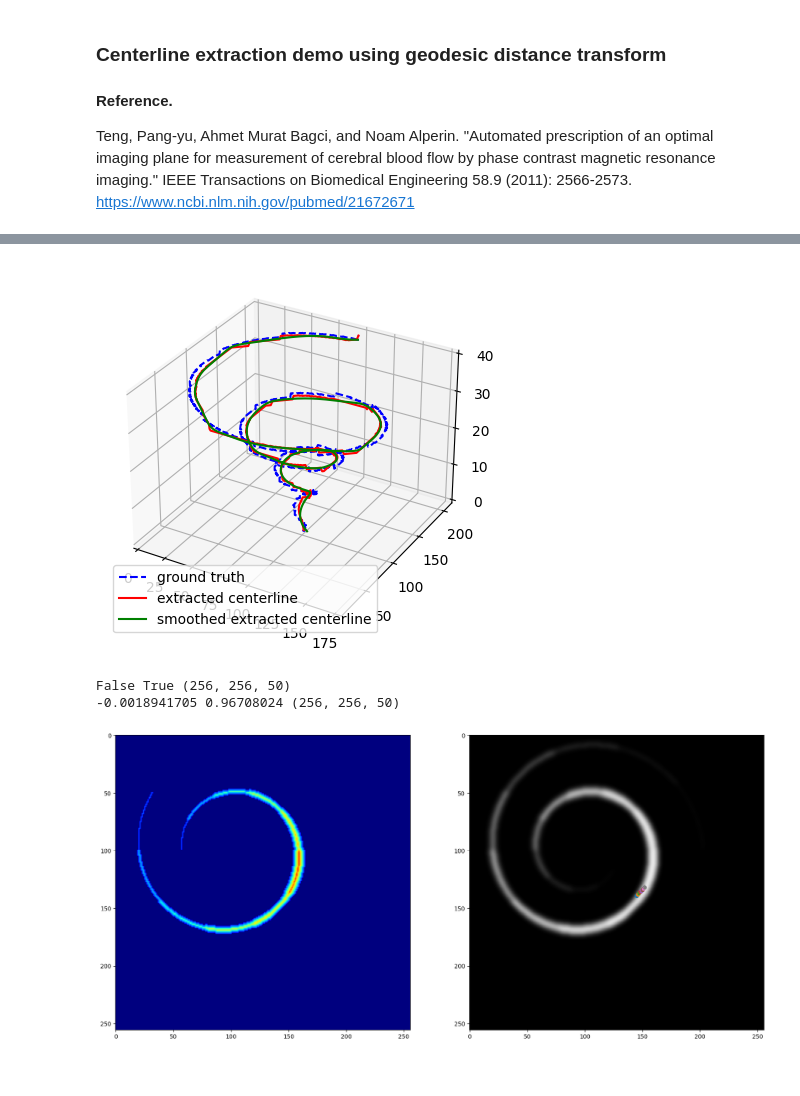
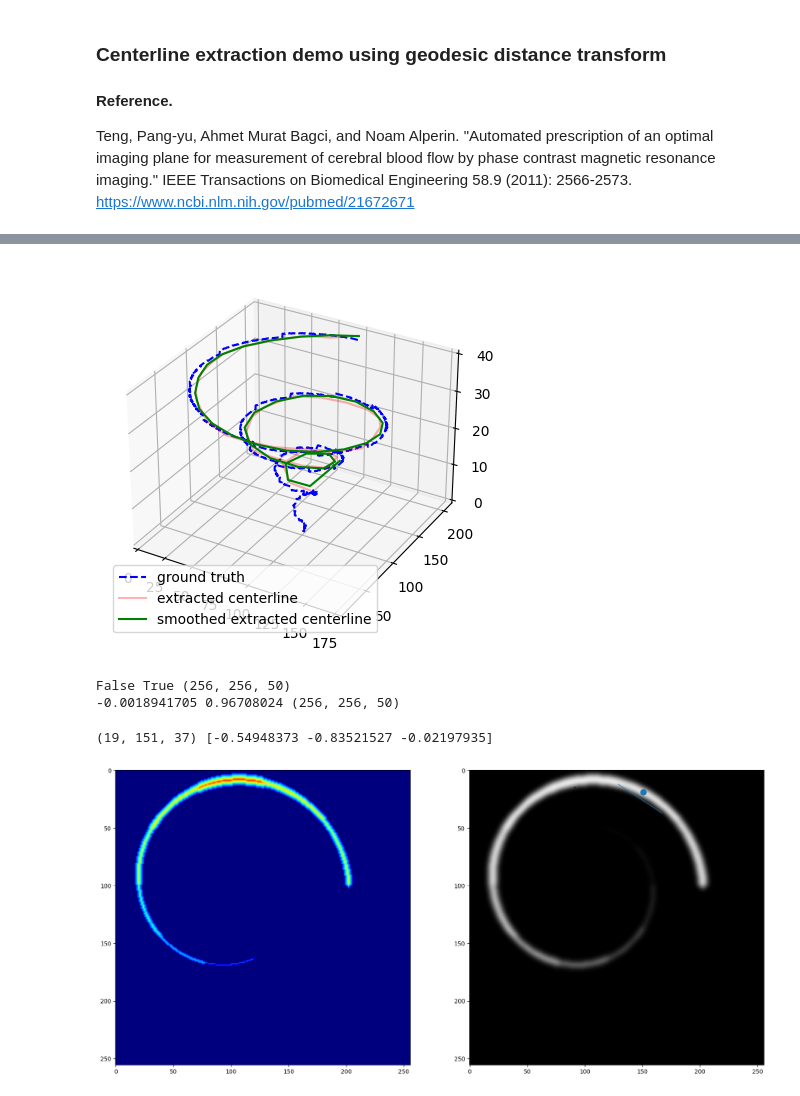
Before and after one commit to pangyuteng/simple-centerline-extraction, a Jupyter notebook: demo.ipynb, the cells around one changed output, grey strips where cells are left out. Cells and saved outputs as stored; diff of their text form; code cells hidden in the pictures.

```diff
--- a/demo.ipynb
+++ b/demo.ipynb
@@ -40,5 +40,7 @@ end_point = np.array([x[-1],y[-1],z[-1]]).astype(int)
 search_radius=(1,1,1)
 centerline_list = extract_centerline(img,start_point,end_point,search_radius=search_radius)
 c_x,c_y,c_z = centerline_list
+c_x,c_y,c_z = c_x[::20],c_y[::20],c_z[::20]
+print(c_x.shape)
 # %% [output]
 (256, 256, 50)
@@ -62,12 +65,12 @@ s_x,s_y,s_z = smooth_3d_array(c_x,c_y,c_z,s=smothing_factor)
 fig = plt.figure()
 ax = fig.add_subplot(1,1,1,projection='3d')
 ax.plot(x_int, y_int, z_int, label='ground truth',linestyle='--',color='blue')
-ax.plot(c_x,c_y,c_z, label='extracted centerline',color='red')
+ax.plot(c_x,c_y,c_z, label='extracted centerline',color='red',alpha=0.3)
 ax.plot(s_x,s_y,s_z, label='smoothed extracted centerline',color='green')
 ax.legend()
 plt.show()
 # %% [output]
-[figure, old version]
+[figure, new version]
 # %%
 print(np.min(img),np.max(img),img.shape)
 
@@ -89,22 +92,27 @@ False True (256, 256, 50)
 sitk.WriteImage(img_obj,'img.nii.gz')
 # %%
 offset = 1
-myz = 30
+myz = 37
 plt.figure(figsize=(20,20))
 plt.subplot(121)
 plt.imshow(bsfield[:,:,myz].squeeze(),cmap='jet',vmin=0,vmax=5)
 plt.subplot(122)
 plt.imshow(tmp[myz,:,:].squeeze(),cmap='gray',vmin=0,vmax=1)
 for n,idx in enumerate(range(len(s_z))):
     slice_center = int(c_x[idx  ]),int(c_y[idx  ]),int(c_z[idx  ])
     if slice_center[2] != myz:
         continue
     before_point = int(s_x[idx-offset]),int(s_y[idx-offset]),int(s_z[idx-offset])
     after_point  = int(s_x[idx+offset]),int(s_y[idx+offset]),int(s_z[idx+offset])
-    plt.scatter(slice_center[1],slice_center[0])
-    plt.plot([before_point[1],after_point[1]],[before_point[0],after_point[0]],linestyle='-')
+    slice_normal = _vrnormalize(np.array(after_point)-np.array(before_point),1e-12)
+
+    plt.scatter(slice_center[1],slice_center[0],linewidth=5)
+    plt.plot([before_point[1],after_point[1]],[before_point[0],after_point[0]],linestyle='-',linewidth=1)
+    print(slice_center,slice_normal)
+    break
 # %% [output]
+(19, 151, 37) [-0.54948373 -0.83521527 -0.02197935]
-[figure, old version]
+[figure, new version]
 # %%
 
 for n,idx in enumerate(range(len(s_z))):
```
Also changed, not shown: parts of 4 cells of this notebook, 4 other files.
